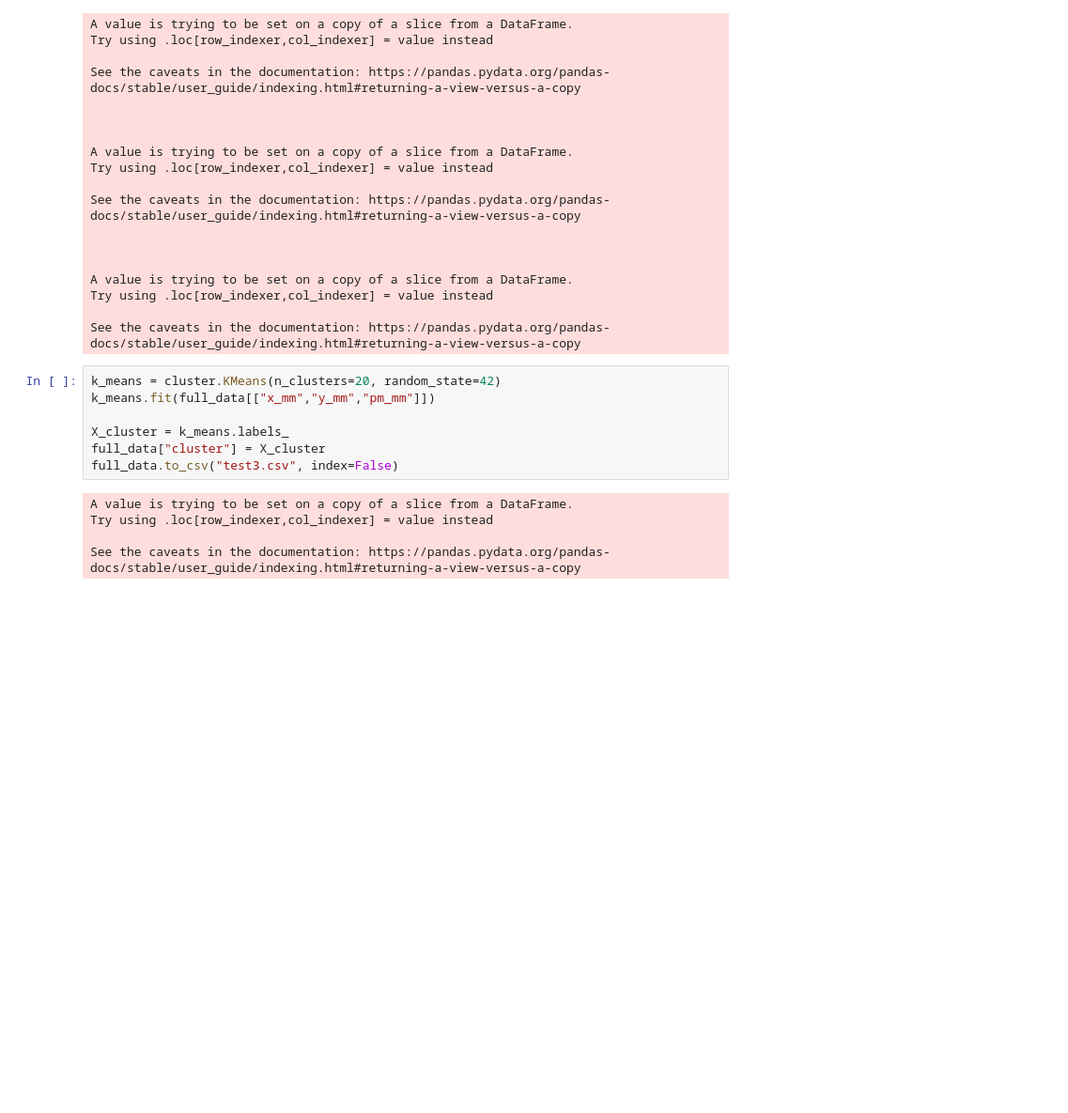
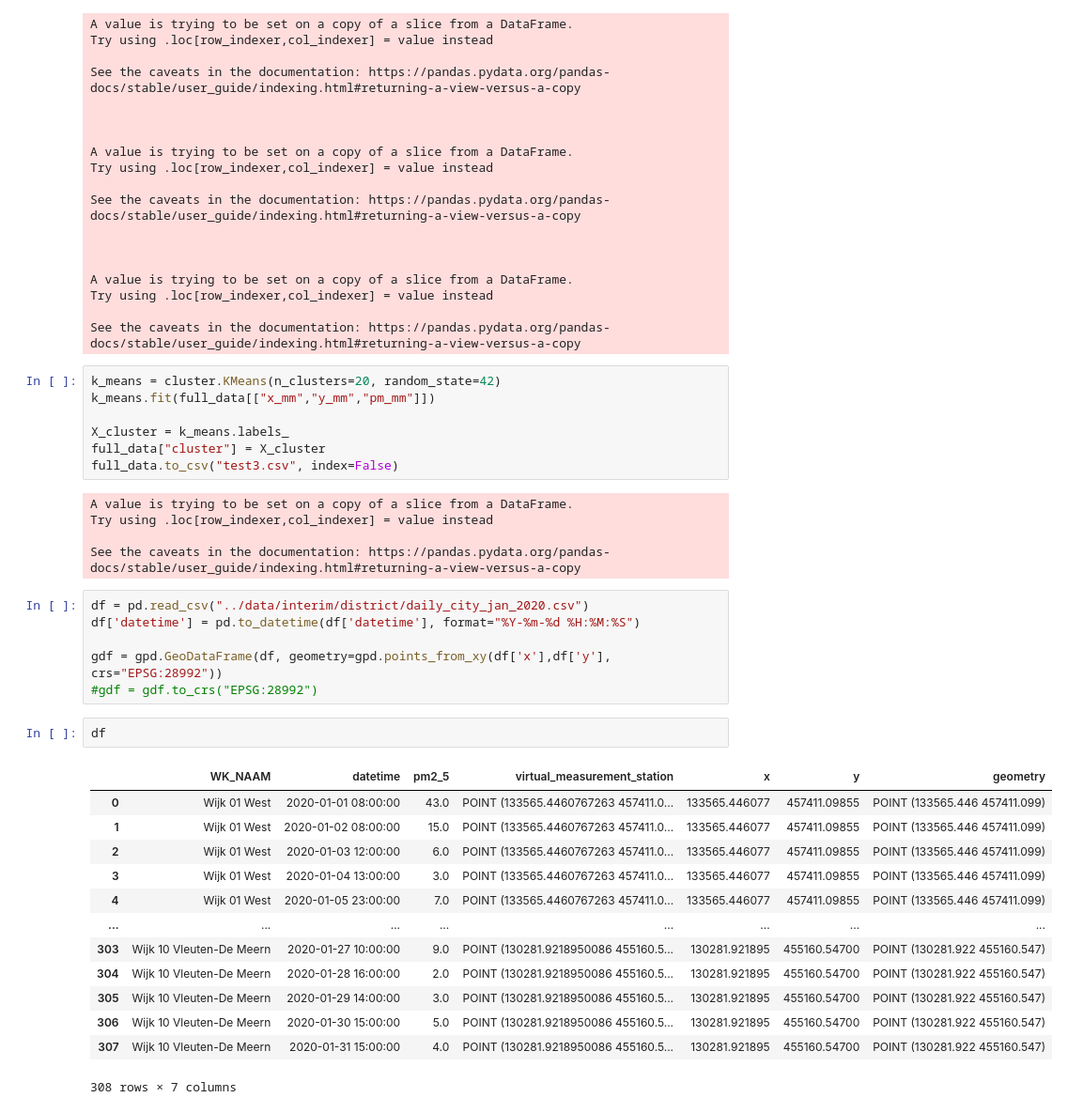
Before and after one commit to ystouthart/ADS-Snuffelfiets-Thesis, a Jupyter notebook: notebooks/2.0-snuffelfiets-playground.ipynb, the cells around one changed output. Shown at 94% size. Drawn from its saved outputs; the diff is of its cells as text; blank space fills up the shorter version.

```diff
--- a/notebooks/2.0-snuffelfiets-playground.ipynb
+++ b/notebooks/2.0-snuffelfiets-playground.ipynb
@@ -173,3 +174,25 @@ A value is trying to be set on a copy of a slice from a DataFrame.
 Try using .loc[row_indexer,col_indexer] = value instead
 
 See the caveats in the documentation: https://pandas.pydata.org/pandas-docs/stable/user_guide/indexing.html#returning-a-view-versus-a-copy
+# %%
+df = pd.read_csv("../data/interim/district/daily_city_jan_2020.csv")
+df['datetime'] = pd.to_datetime(df['datetime'], format="%Y-%m-%d %H:%M:%S")
+
+gdf = gpd.GeoDataFrame(df, geometry=gpd.points_from_xy(df['x'],df['y'], crs="EPSG:28992"))
+#gdf = gdf.to_crs("EPSG:28992")
+# %%
+df
+# %% [output]
+|  | WK_NAAM | datetime | pm2_5 | virtual_measurement_station | x | y | geometry |
+| 0 | Wijk 01 West | 2020-01-01 08:00:00 | 43.0 | POINT (133565.4460767263 457411.0... | 133565.446077 | 457411.09855 | POINT (133565.446 457411.099) |
+| 1 | Wijk 01 West | 2020-01-02 08:00:00 | 15.0 | POINT (133565.4460767263 457411.0... | 133565.446077 | 457411.09855 | POINT (133565.446 457411.099) |
+| 2 | Wijk 01 West | 2020-01-03 12:00:00 | 6.0 | POINT (133565.4460767263 457411.0... | 133565.446077 | 457411.09855 | POINT (133565.446 457411.099) |
+| 3 | Wijk 01 West | 2020-01-04 13:00:00 | 3.0 | POINT (133565.4460767263 457411.0... | 133565.446077 | 457411.09855 | POINT (133565.446 457411.099) |
+| 4 | Wijk 01 West | 2020-01-05 23:00:00 | 7.0 | POINT (133565.4460767263 457411.0... | 133565.446077 | 457411.09855 | POINT (133565.446 457411.099) |
+| ... | ... | ... | ... | ... | ... | ... | ... |
+| 303 | Wijk 10 Vleuten-De Meern | 2020-01-27 10:00:00 | 9.0 | POINT (130281.9218950086 455160.5... | 130281.921895 | 455160.54700 | POINT (130281.922 455160.547) |
+| 304 | Wijk 10 Vleuten-De Meern | 2020-01-28 16:00:00 | 2.0 | POINT (130281.9218950086 455160.5... | 130281.921895 | 455160.54700 | POINT (130281.922 455160.547) |
+| 305 | Wijk 10 Vleuten-De Meern | 2020-01-29 14:00:00 | 3.0 | POINT (130281.9218950086 455160.5... | 130281.921895 | 455160.54700 | POINT (130281.922 455160.547) |
+| 306 | Wijk 10 Vleuten-De Meern | 2020-01-30 15:00:00 | 5.0 | POINT (130281.9218950086 455160.5... | 130281.921895 | 455160.54700 | POINT (130281.922 455160.547) |
+| 307 | Wijk 10 Vleuten-De Meern | 2020-01-31 15:00:00 | 4.0 | POINT (130281.9218950086 455160.5... | 130281.921895 | 455160.54700 | POINT (130281.922 455160.547) |
+308 rows × 7 columns
```
Also changed, not shown: parts of 15 cells of this notebook, 4 other files.
